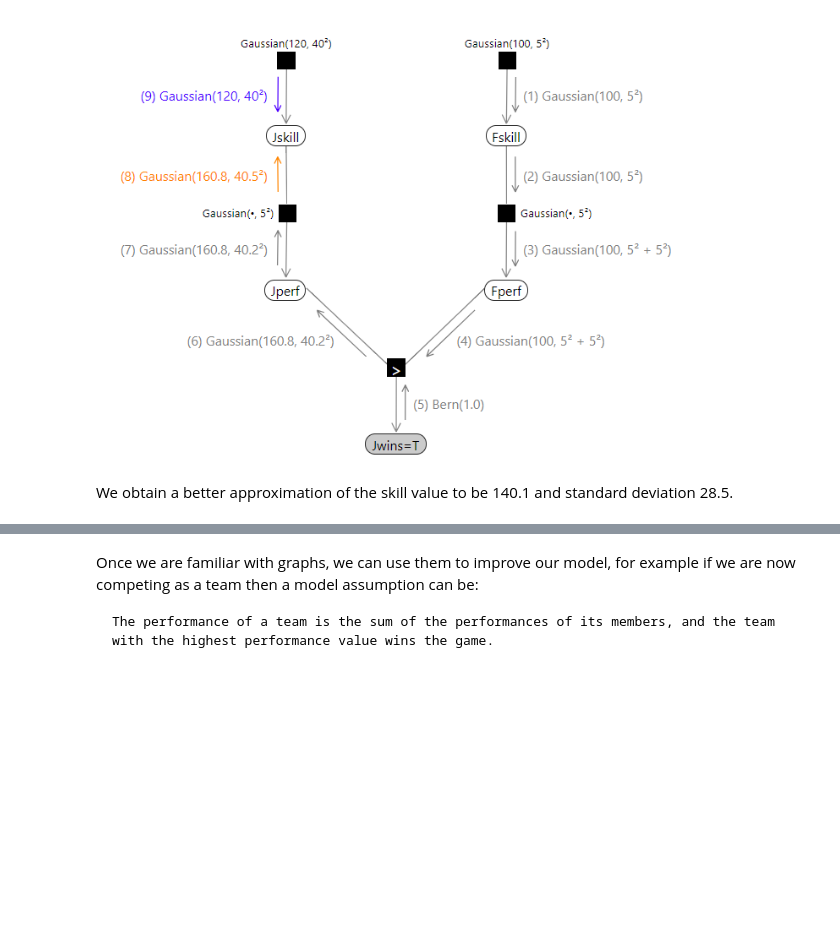
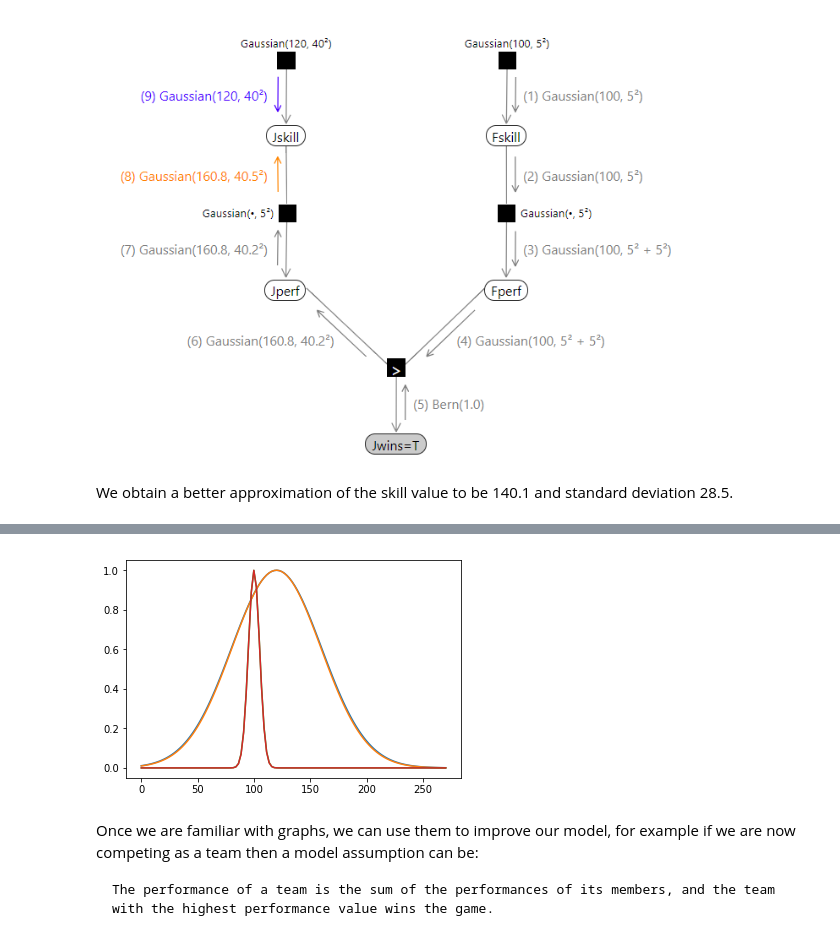
Before and after one commit to Rubiel1/ModelBasedMLCh3, a Jupyter notebook: Pyro notebook on matching (work in progress).ipynb, the cells around one changed output, grey strips where cells are left out. Cells and saved outputs as stored; diff of their text form; code cells hidden in the pictures; blank space fills up the shorter version.

```diff
--- a/Pyro notebook on matching (work in progress).ipynb
+++ b/Pyro notebook on matching (work in progress).ipynb
@@ -424,3 +440,17 @@ mp.show()
+# %%
+from matplotlib import pyplot as mp
+import numpy as np
+%matplotlib inline
+def gaussian(x, mu, sig):
+    return np.exp(-np.power(x - mu, 2.) / (2 * np.power(sig, 2.)))
+
+x_values = np.linspace(0, 270, 120)
+for mu, sig in [(120, 40), (119.9, 39.5), (100, 5), (99.99, 4.97)]:
+    mp.plot(x_values, gaussian(x_values, mu, sig))
+
+mp.show()
+# %% [output]
+[figure, added]
 # %% [markdown]
 Once we are familiar with graphs, we can use them to improve our model, for example if we are now competing as a team then a model assumption can be:
 
```
Also changed, not shown: parts of 7 cells of this notebook, 1 other file.
